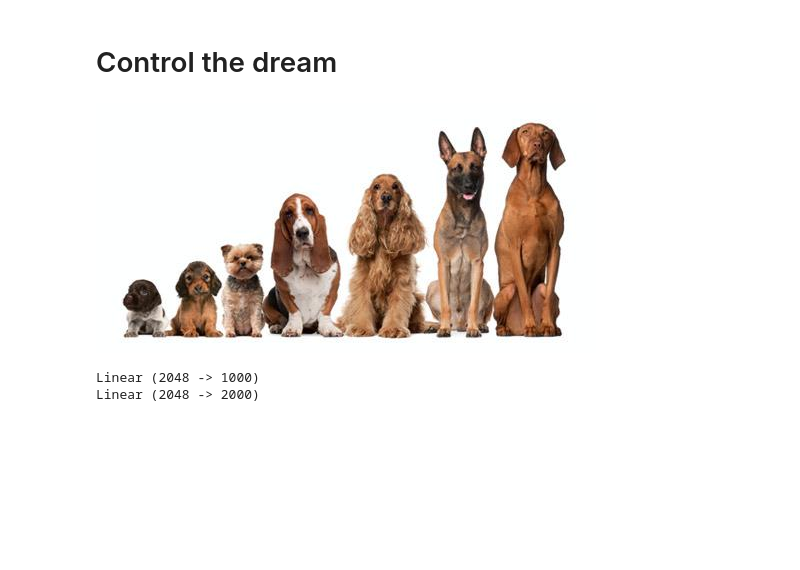
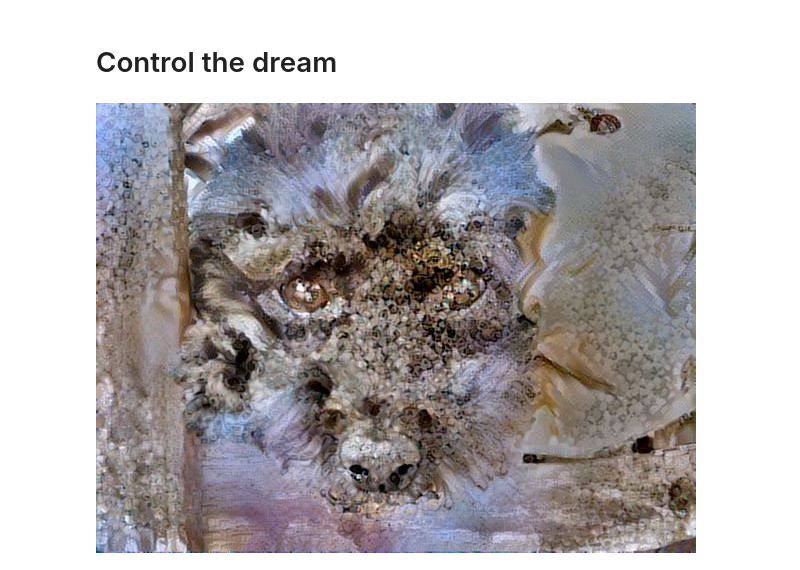
Before and after one commit to thommiano/cvr_6501-009, a Jupyter notebook: final_project/notebooks/A.4.0_deepdream.ipynb, the cells around one changed output. Saved outputs shown, nothing was run; the diff lists cells and outputs as text; code cells hidden in the pictures; blank space fills up the shorter version.

```diff
--- a/final_project/notebooks/A.4.0_deepdream.ipynb
+++ b/final_project/notebooks/A.4.0_deepdream.ipynb
@@ -97,47 +98,45 @@ dream(model, input_np,
 # %% [markdown]
 # Control the dream
 # %%
-img_id = 3
+img_id = 0
 base_dream_path = './deepdream/data/target/'
 
 # transform = transforms.Compose([
 #     transforms.Scale((425,425)),
 #     transforms.ToTensor(),
 #     transforms.Normalize([0.485, 0.456, 0.406], [0.229, 0.224, 0.225]),
 #     ])
 
 transform = transforms.Compose([
     transforms.ToTensor(),
     transforms.Normalize([0.485, 0.456, 0.406], [0.229, 0.224, 0.225]),
     ])
 
 
 # transform = transforms.Compose([transforms.Scale((224,224)),transforms.ToTensor()])
 
 dream_set = dset.ImageFolder(base_dream_path,transform=transform)
 # dset = datasets.ImageFolder(os.path.join(), transforms)
 dset_loader = torch.utils.data.DataLoader(dream_set, batch_size=1)
+inputs_guide = dset_loader.dataset[img_id][0].unsqueeze(0)
+inputs_guide_np = inputs_guide.numpy()
+
 #inputs_guide, classes_guide = next(iter(dset_loader))
 #inputs_guide_np = inputs_guide.numpy()
-inputs_guide = dset_loader.dataset[img_id][0].unsqueeze(0)
-inputs_guide_np = inputs_guide.numpy()
 
 ddutil.showtensor(inputs_guide_np)
 
 # base_image = Image.fromarray(np.uint8(input_np * 255)).convert('RGBA')
 # plt.imshow(base_image)
 # %% [output]
-[figure, old version]
+[figure, new version]
 # %%
 model = ddresnet.resnet50(pretrained=True)
 # %%
-print(model.fc)
-total_classes = 2000
-model.fc = nn.Linear(model.fc.in_features, total_classes) # Our dataset has 2 classes
-print(model.fc)
+# print(model.fc)
+# total_classes = 2000
+# model.fc = nn.Linear(model.fc.in_features, total_classes) # Our dataset has 2 classes
+# print(model.fc)
-# %% [output]
-Linear (2048 -> 1000)
-Linear (2048 -> 2000)
 # %%
 #model = models.resnet18(pretrained=True)
 # %%
```
Also changed, not shown: parts of 7 cells of this notebook, 27 other files.
